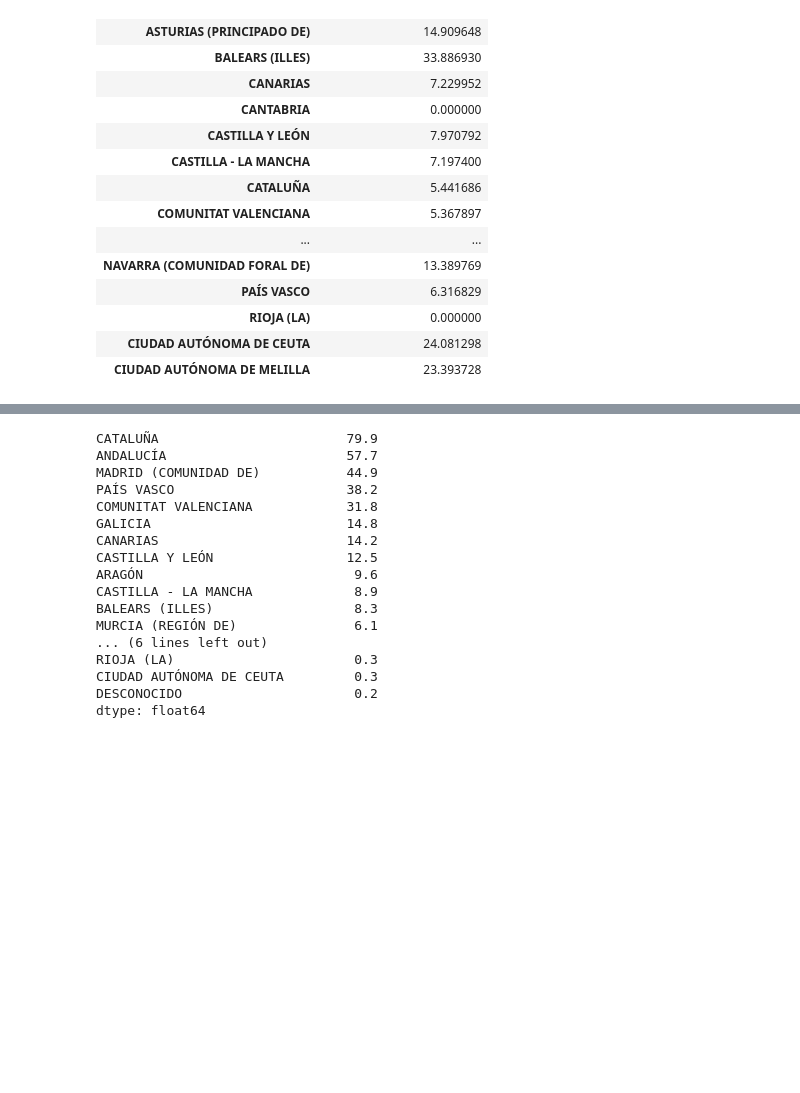
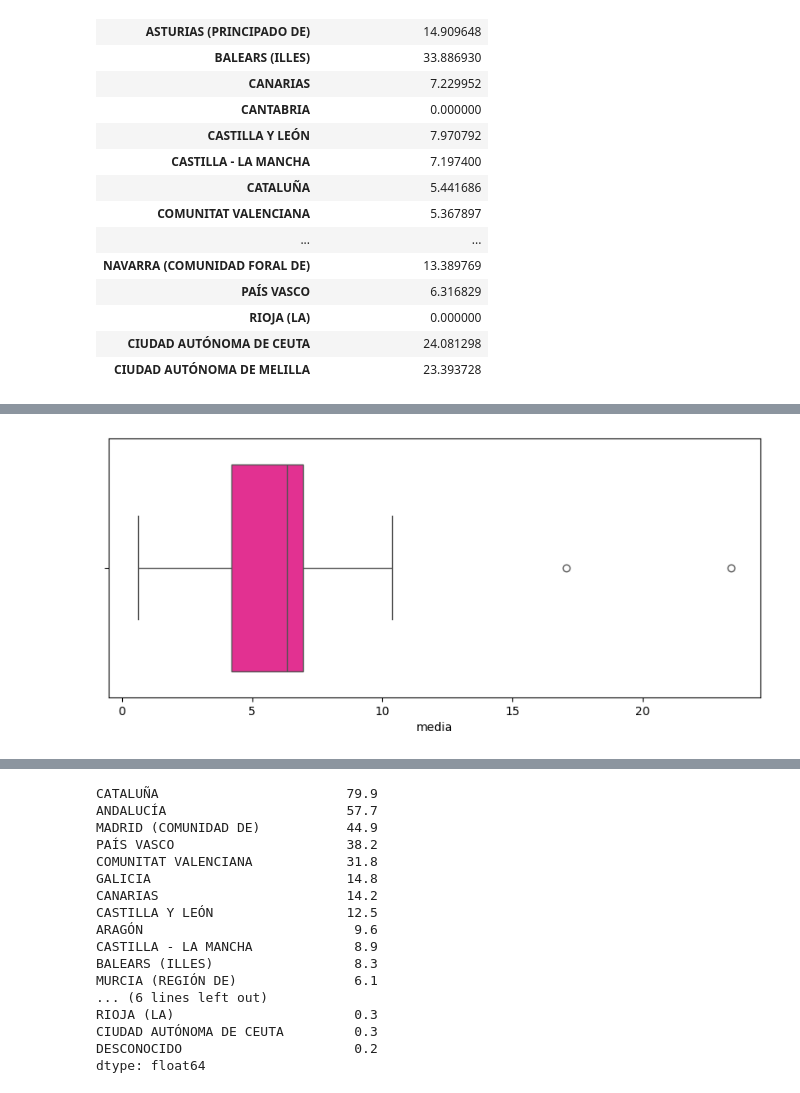
Before and after one commit to hug4470/ONLINE_DS_THEBRIDE_HUGOMM, a Jupyter notebook: EDA/Hugo EDA.ipynb, the cells around one changed output, grey strips where cells are left out. Drawn from its saved outputs; the diff is of its cells as text; code cells hidden in the pictures; blank space fills up the shorter version.

```diff
--- a/EDA/Hugo EDA.ipynb
+++ b/EDA/Hugo EDA.ipynb
@@ -762,0 +725,3 @@ incidencia
+# %%
+incidencia = pd.read_csv("./data/incidencia.csv")
+incidencia
@@ -762,0 +746,6 @@ incidencia
+# %%
+import seaborn as sns
+plt.figure(figsize=(10, 4))
+sns.boxplot(incidencia["media"],color='deeppink', orient = "h");
+# %% [output]
+[figure, added]
```
Also changed, not shown: parts of 21 cells of this notebook, 2 other files.
